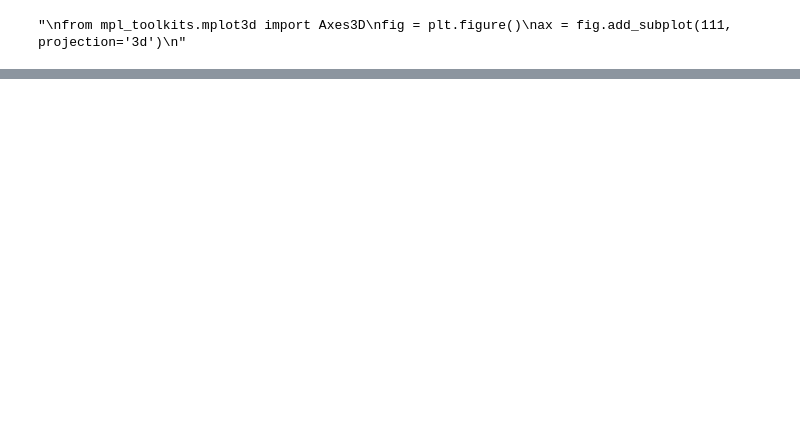
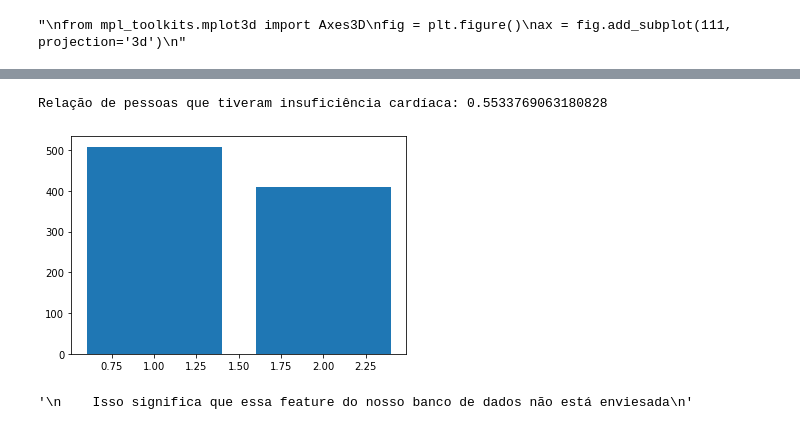
Before and after one commit to Fazzioni/Heart-Failure-Prediction, a Jupyter notebook: start.ipynb, the cells around one changed output, grey strips where cells are left out. Drawn from its saved outputs; the diff is of its cells as text; code cells hidden in the pictures; blank space fills up the shorter version.

```diff
--- a/start.ipynb
+++ b/start.ipynb
@@ -457,0 +516,20 @@ Accuracy:  0.7771739130434783
+# %%
+"""
+    Finalizar a preparação dos dados para iniciar a rede neural
+"""
+
+
+# proporação de pessoas com insuficiência no banco de dados
+resultados_len = len(dt[dt.HeartDisease == 1]), len(dt[dt.HeartDisease == 0])
+print("Relação de pessoas que tiveram insuficiência cardíaca:", resultados_len[0]/ (resultados_len[1]+resultados_len[0]))
+fig, ax = plt.subplots()
+ax.bar([1,2], resultados_len)
+plt.show()
+
+"""
+    Isso significa que essa feature do nosso banco de dados não está enviesada
+"""
+# %% [output]
+Relação de pessoas que tiveram insuficiência cardíaca: 0.5533769063180828
+[figure, added]
+'\n    Isso significa que essa feature do nosso banco de dados não está enviesada\n'
```
Also changed, not shown: parts of 36 cells of this notebook.
